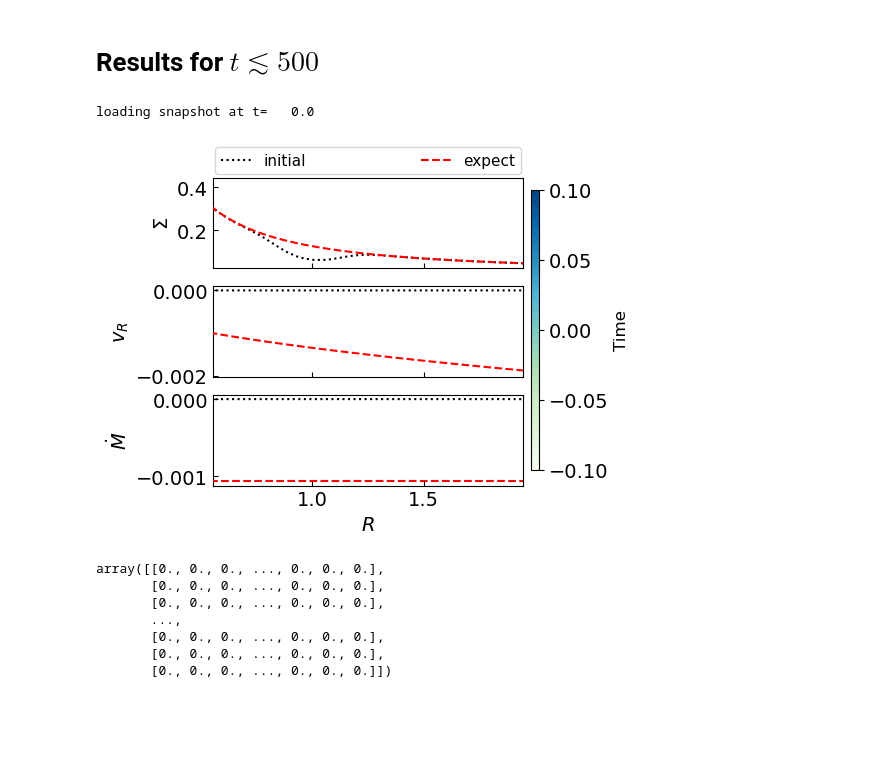
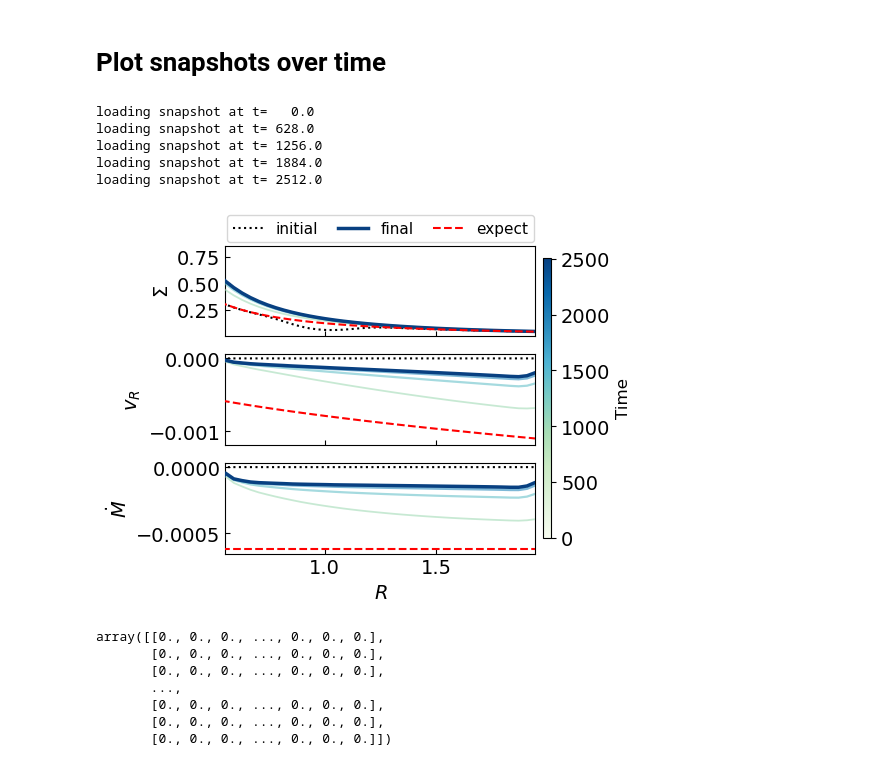
Before and after one commit to Jupiter1994/athena-warps, a Jupyter notebook: warped-disks/jiarus_diagnosis_3d.ipynb, the cells around one changed output. Cells and saved outputs as stored; diff of their text form; code cells hidden in the pictures; blank space fills up the shorter version.

```diff
--- a/warped-disks/jiarus_diagnosis_3d.ipynb
+++ b/warped-disks/jiarus_diagnosis_3d.ipynb
@@ -13,14 +13,14 @@ import athena_read
 import glob
 # %%
 ## Snapshots registration
-#path = '/scratch/phn2956/disk-sph3/'
-path = '/scratch/phn2956/disk-tilted3/'
+path = '/scratch/phn2956/disk-sph4/'
+#path = '/scratch/phn2956/disk-tilted3/'
 snapshot_list = sorted(glob.glob(path+'disk.out1.*.athdf'))
 # %% [markdown]
-# Results for $t \lesssim 500$
+# Plot snapshots over time
 # %%
 ## Plot density, v_r, and Mdot
-snapshot_plot = snapshot_list[0:1:1]
+snapshot_plot = snapshot_list[0:50:10]
 
 
 norm   = mcolors.PowerNorm(gamma=1.5, vmin=0, vmax=len(snapshot_plot)-1)
@@ -90,34 +90,38 @@ cbar.set_label('Time', fontsize=12)
 #### Add analytical solutions
 Sigma_sol = Sigma[-1] * (rad_app/rad_app[-1])**-1.5
 vR_sol    = vr[-1] * (rad_app/rad_app[-1])**0.5
 Mdot_sol  = Mdot[-1] * (rad_app/rad_app[-1])**0
 axs[0].plot(rad_app,Sigma_sol,c='r',lw=1.5,ls='--',zorder=zorder+200)
 axs[1].plot(rad_app,vR_sol,c='r',lw=1.5,ls='--',zorder=zorder+200)
 axs[2].plot(rad_app,Mdot_sol,c='r',lw=1.5,ls='--',zorder=zorder+200)
 axs[0].plot([],[],c='r',lw=1.5,ls='--',zorder=zorder+200,label='expect')
 
 #### labels
 axs[0].set_ylabel(r'$\Sigma$')
 axs[1].set_ylabel(r'$v_{R}$')
 axs[2].set_ylabel(r'$\dot{M}$')
 axs[-1].set_xlabel(r'$R$')
 axs[-1].set_xlim(rad_app[[3,-4]])
 
 axs[0].legend(
     fontsize=11,
     loc='lower left',
     bbox_to_anchor=(0., 1.02, 1., .102),
     ncol=3,
     mode="expand",
     borderaxespad=0.1
 )
 
 
 for ax in axs.flatten():
     ax.tick_params(which='both',direction='in')
 # %% [output]
 loading snapshot at t=   0.0
+loading snapshot at t= 628.0
+loading snapshot at t= 1256.0
+loading snapshot at t= 1884.0
+loading snapshot at t= 2512.0
-[figure, old version]
+[figure, new version]
 # %%
 vx3[30]
 # %% [output]
```
Also changed, not shown: parts of 1 cell of this notebook, 3 other files.
